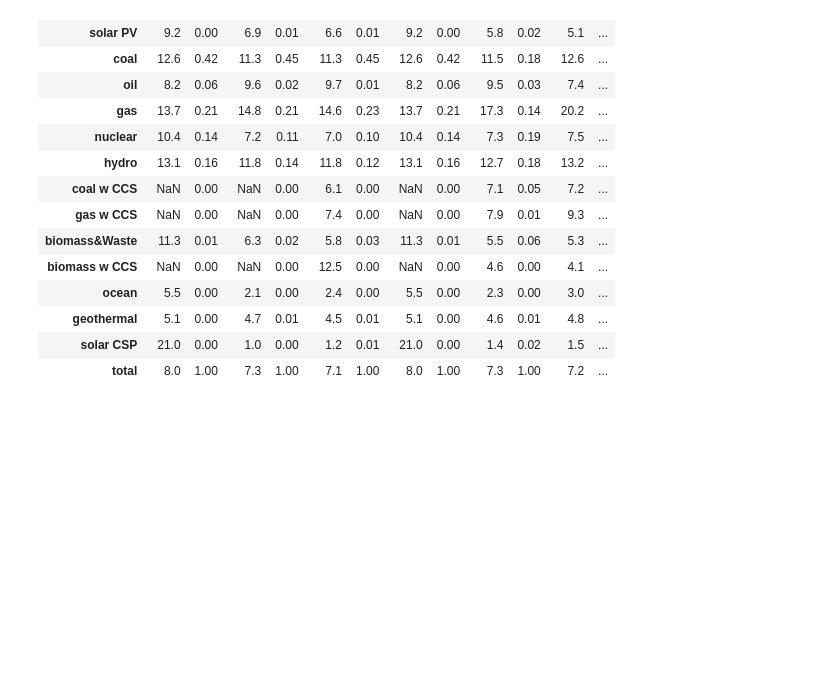
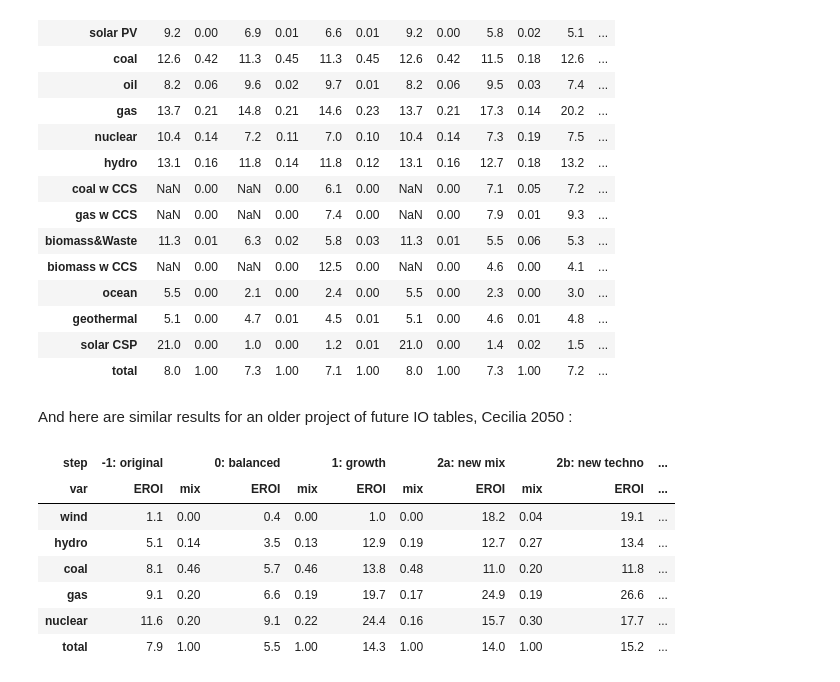
Before and after one commit to IndEcol/pymrio, a Jupyter notebook: Evolution of EROIs.ipynb, the cells around one changed output. Saved outputs shown, nothing was run; the diff lists cells and outputs as text; code cells hidden in the pictures; blank space fills up the shorter version.

```diff
--- a/Evolution of EROIs.ipynb
+++ b/Evolution of EROIs.ipynb
@@ -282,3 +335,37 @@ EROIs_mixes
 | geothermal | 5.1 | 0.00 | 4.7 | 0.01 | 4.5 | 0.01 | 5.1 | 0.00 | 4.6 | 0.01 | 4.8 | ... |
 | solar CSP | 21.0 | 0.00 | 1.0 | 0.00 | 1.2 | 0.01 | 21.0 | 0.00 | 1.4 | 0.02 | 1.5 | ... |
 | total | 8.0 | 1.00 | 7.3 | 1.00 | 7.1 | 1.00 | 8.0 | 1.00 | 7.3 | 1.00 | 7.2 | ... |
+# %% [markdown]
+And here are similar results for an older project of future IO tables, Cecilia 2050 :
+# %%
+cecilia = pymrio.cecilia_parser('/var/www/FutureIOT/') # <--- PATH to modify
+# %%
+EROIs_cecilia = pd.DataFrame()
+EROIs_mixes_cecilia = pd.DataFrame()
+steps = [-1, 0, 1, '2a', '2b', 3]
+for step in steps:
+    eroi_s = cecilia[step].erois()
+    EROIs_cecilia[step] = eroi_s
+    eroi_s = eroi_s.rename(index={'Power sector': 'total'})
+    cecilia[step].elec_supply = dict()
+    cecilia[step].elec_mix = dict()
+    cecilia[step].elec_mix['total'] = 1
+    cecilia[step].elec_supply['total'] = cecilia[step].impacts('Total Energy supply', secs = cecilia[step].energy_sectors('electricities')).sum()
+    for sec in cecilia[step].energy_sectors('electricities'):
+        cecilia[step].elec_supply[sec] = cecilia[step].impacts('Total Energy supply', secs = sec).sum()
+        cecilia[step].elec_mix[sec[15:]] = round(cecilia[step].elec_supply[sec]/cecilia[step].elec_supply['total'],2)
+    cecilia[step].elec_mix = pd.DataFrame(pd.Series(cecilia[step].elec_mix), columns=['mix'])
+    EROIs_mixes_cecilia[[(step, 'EROI'), (step, 'mix')]] = pd.DataFrame(eroi_s).join(cecilia[step].elec_mix)
+EROIs_cecilia = pd.DataFrame(EROIs_cecilia).rename(columns = {-1:'-1: original', 0:'0: balance', 1:'1: BAU', '2a':'2a: new mix', '2b':'2b: techno', 3:'3: 2°'})
+# EROIs_cecilia
+EROIs_mixes_cecilia = pd.DataFrame(EROIs_mixes_cecilia, columns = pd.MultiIndex.from_product([steps, ['EROI', 'mix']], names=['step', 'var']))
+EROIs_mixes_cecilia.rename(columns = {-1:'-1: original', 0:'0: balanced', 1:'1: growth', '2a':'2a: new mix', '2b':'2b: new techno', 3:'3: 2° scenario'})
+# %% [output]
+| step | -1: original |  | 0: balanced |  | 1: growth |  | 2a: new mix |  | 2b: new techno | ... |
+| var | EROI | mix | EROI | mix | EROI | mix | EROI | mix | EROI | ... |
+| wind | 1.1 | 0.00 | 0.4 | 0.00 | 1.0 | 0.00 | 18.2 | 0.04 | 19.1 | ... |
+| hydro | 5.1 | 0.14 | 3.5 | 0.13 | 12.9 | 0.19 | 12.7 | 0.27 | 13.4 | ... |
+| coal | 8.1 | 0.46 | 5.7 | 0.46 | 13.8 | 0.48 | 11.0 | 0.20 | 11.8 | ... |
+| gas | 9.1 | 0.20 | 6.6 | 0.19 | 19.7 | 0.17 | 24.9 | 0.19 | 26.6 | ... |
+| nuclear | 11.6 | 0.20 | 9.1 | 0.22 | 24.4 | 0.16 | 15.7 | 0.30 | 17.7 | ... |
+| total | 7.9 | 1.00 | 5.5 | 1.00 | 14.3 | 1.00 | 14.0 | 1.00 | 15.2 | ... |
```
Also changed, not shown: parts of 13 cells of this notebook, 3 other files.
